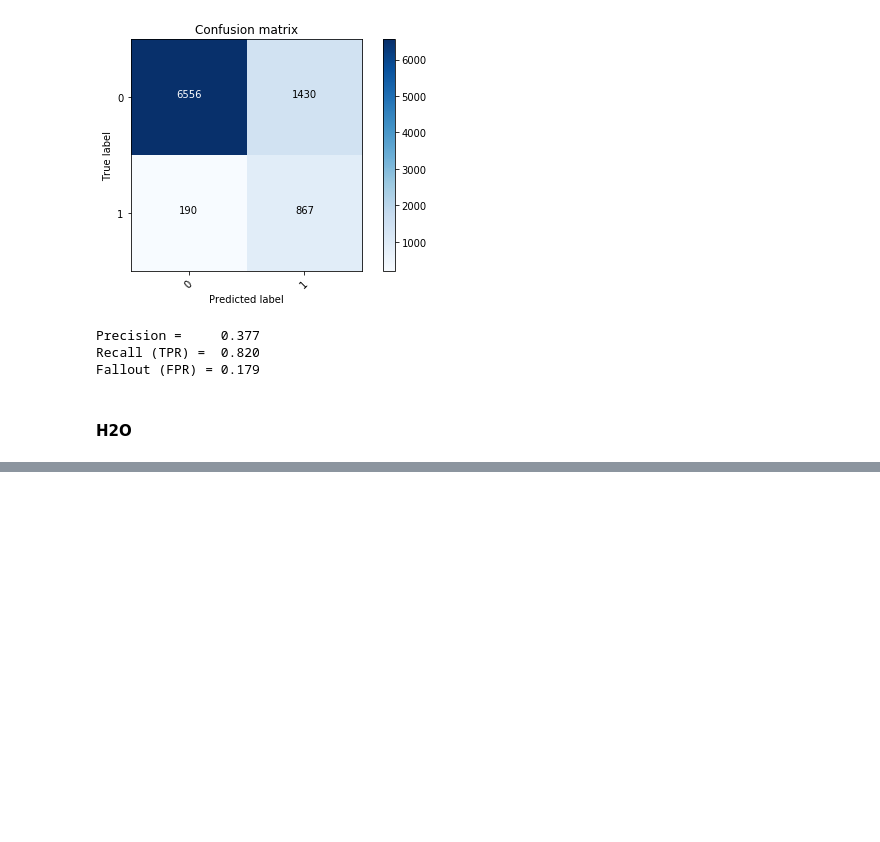
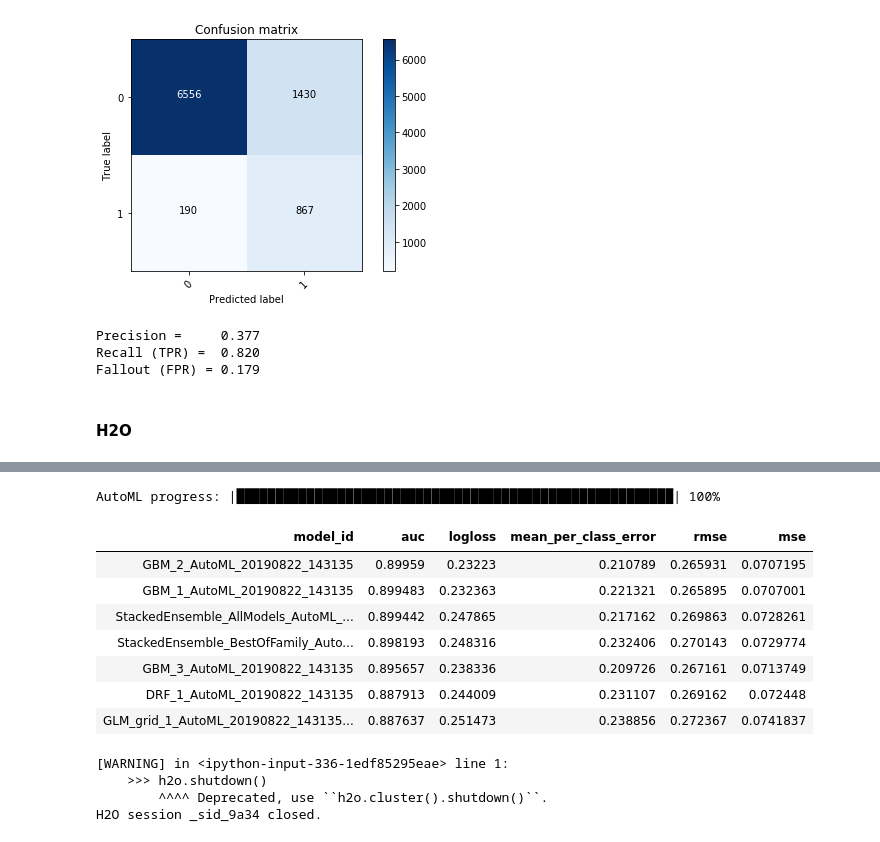
Before and after one commit to lyustefan/bank_marketing, a Jupyter notebook: bank_market_campaign.ipynb, the cells around one changed output, grey strips where cells are left out. Drawn from its saved outputs; the diff is of its cells as text; code cells hidden in the pictures; blank space fills up the shorter version.

```diff
--- a/bank_market_campaign.ipynb
+++ b/bank_market_campaign.ipynb
@@ -482,0 +582,9 @@ Fallout (FPR) = 0.179
+# %%
+train, valid, test = hf.split_frame(ratios = [0.6, 0.2], seed = 1234)
+response = 'target'
+train[response] = train[response].asfactor()
+valid[response] = valid[response].asfactor()
+test[response] = test[response].asfactor()
+print('Number of rows in train, valid, test are {},{},{}'.format(train.shape[0],
+                                                                valid.shape[0],
+                                                                test.shape[0]))
@@ -482,0 +595,4 @@ Fallout (FPR) = 0.179
+# %%
+feature = hf.columns[:-2] + ['age_group']
+gbm = H2OGradientBoostingEstimator()
+gbm.train(x = feature, y = response, training_frame = train)
@@ -482,0 +681,23 @@ Fallout (FPR) = 0.179
+# %%
+aml = H2OAutoML(max_models = 10, max_runtime_secs = 100, seed = 123)
+aml.train(x = feature, y = response, training_frame = train, validation_frame = valid)
+# %% [output]
+AutoML progress: |████████████████████████████████████████████████████████| 100%
+# %%
+aml.leaderboard
+# %% [output]
+| model_id | auc | logloss | mean_per_class_error | rmse | mse |
+| GBM_2_AutoML_20190822_143135 | 0.89959 | 0.23223 | 0.210789 | 0.265931 | 0.0707195 |
+| GBM_1_AutoML_20190822_143135 | 0.899483 | 0.232363 | 0.221321 | 0.265895 | 0.0707001 |
+| StackedEnsemble_AllModels_AutoML_... | 0.899442 | 0.247865 | 0.217162 | 0.269863 | 0.0728261 |
+| StackedEnsemble_BestOfFamily_Auto... | 0.898193 | 0.248316 | 0.232406 | 0.270143 | 0.0729774 |
+| GBM_3_AutoML_20190822_143135 | 0.895657 | 0.238336 | 0.209726 | 0.267161 | 0.0713749 |
+| DRF_1_AutoML_20190822_143135 | 0.887913 | 0.244009 | 0.231107 | 0.269162 | 0.072448 |
+| GLM_grid_1_AutoML_20190822_143135... | 0.887637 | 0.251473 | 0.238856 | 0.272367 | 0.0741837 |
+# %%
+h2o.shutdown()
+# %% [output]
+[WARNING] in <ipython-input-336-1edf85295eae> line 1:
+    >>> h2o.shutdown()
+        ^^^^ Deprecated, use ``h2o.cluster().shutdown()``.
+H2O session _sid_9a34 closed.
```
Also changed, not shown: parts of 25 cells of this notebook, 2 other files.
